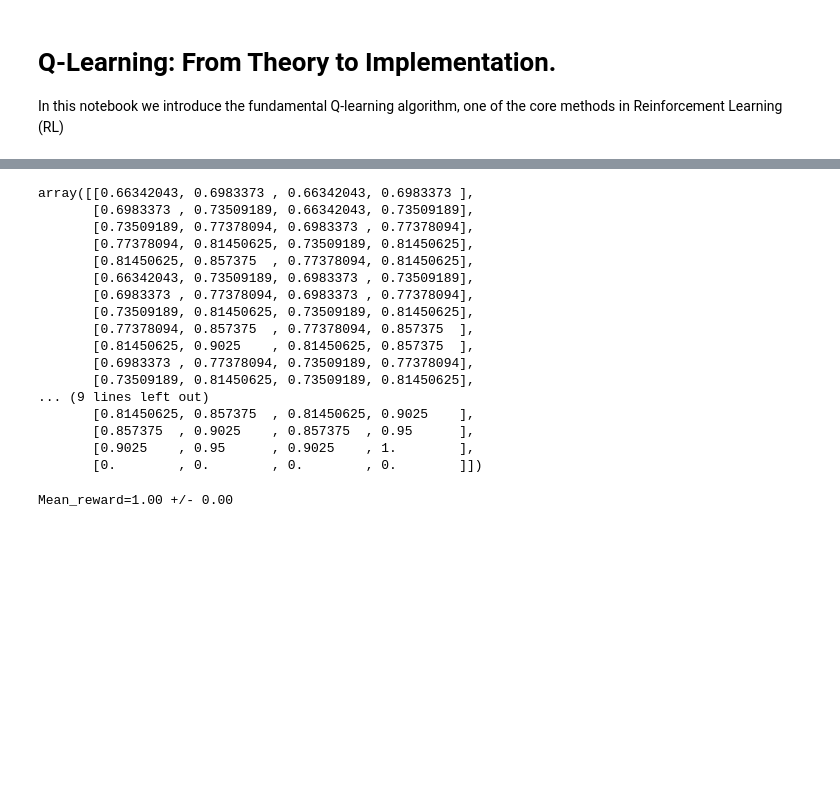
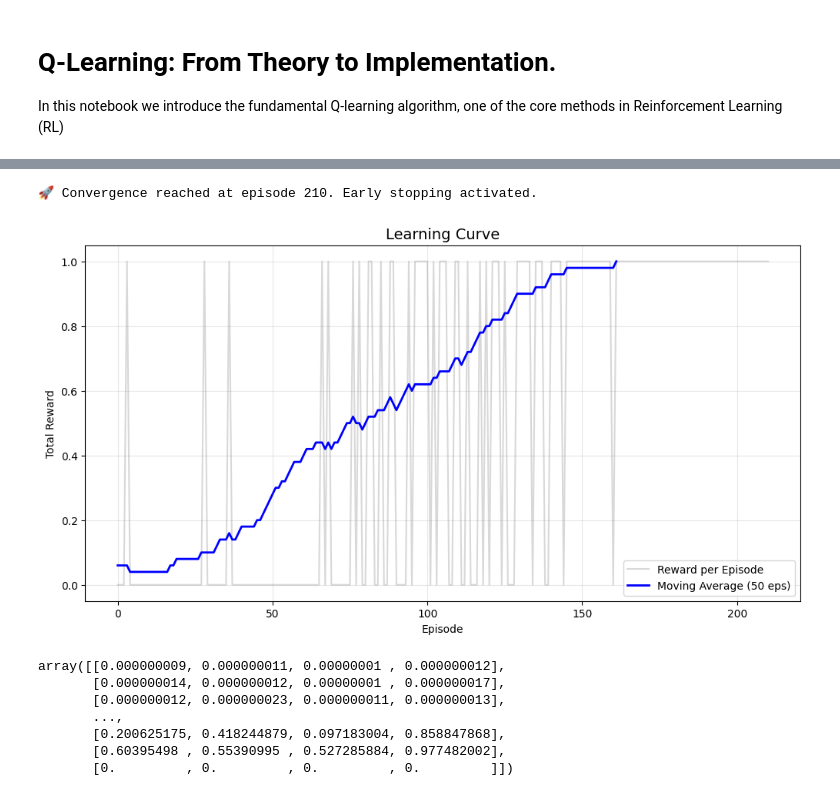
Before and after one commit to jesulpi/deep-rl-journey, a Jupyter notebook: notebooks/q_learning.ipynb, the cells around one changed output, grey strips where cells are left out. Saved outputs shown, nothing was run; the diff lists cells and outputs as text; code cells hidden in the pictures; blank space fills up the shorter version.

Commit message:
refactor(q-learning): optimization

```diff
--- a/notebooks/q_learning.ipynb
+++ b/notebooks/q_learning.ipynb
@@ -78,5 +121,5 @@ def initialize_q_table(state_space, action_space):
 # %%
-state_space = env.size * env.size
-action_space = env.n_actions
+n_states = env.n_states
+n_actions = env.n_actions
 
-Qtable_gridworld = initialize_q_table(state_space, action_space)
+q_table = initialize_q_table(n_states, n_actions)
@@ -88,9 +126,10 @@ def greedy_policy(Qtable, state):
 # %%
-def epsilon_greedy_policy(Qtable, state, epsilon):
-  random_num = random.uniform(0,1)
-  if random_num > epsilon:
-    action = greedy_policy(Qtable, state)
-  else:
-    action = random.choice(env.action_space)
+def epsilon_greedy_policy(q_table: np.ndarray, state_index: int, n_actions: int, epsilon: float) -> int:
+    if np.random.rand() < epsilon:
+        return np.random.randint(0, n_actions)
 
-  return action
+    state_q_values = q_table[state_index]
+
+    noise = np.random.random(n_actions) * 1e-6
+
+    return np.argmax(state_q_values + noise)
@@ -135,22 +225,37 @@ def train(n_training_episodes, min_epsilon, max_epsilon, decay_rate, env, max_st
 # %%
-Qtable_gridworld = train(n_training_episodes, min_epsilon, max_epsilon, decay_rate, env, max_steps, Qtable_gridworld)
+q_table = initialize_q_table(env.n_states, env.n_actions)
+
+trained_q_table, rewards = train_agent(env, q_table, config)
+# %% [output]
+🚀 Convergence reached at episode 210. Early stopping activated.
+# %%
+def plot_training_results(rewards: list, window: int = 50):
+    moving_average = np.convolve(rewards, np.ones(window)/window, mode='valid')
+
+    plt.figure(figsize=(12, 6))
+
+    plt.plot(rewards, alpha=0.3, color='gray', label='Reward per Episode')
+    plt.plot(moving_average, color='blue', linewidth=2, label=f'Moving Average ({window} eps)')
+
+    plt.title("Learning Curve", fontsize=14)
+    plt.xlabel("Episode")
+    plt.ylabel("Total Reward")
+    plt.legend()
+    plt.grid(True, alpha=0.3)
+    plt.show()
+
+plot_training_results(rewards)
+# %% [output]
+[figure, added]
 # %%
-Qtable_gridworld
+np.set_printoptions(suppress=True, precision=9)
+
+trained_q_table
 # %% [output]
-array([[0.66342043, 0.6983373 , 0.66342043, 0.6983373 ],
-       [0.6983373 , 0.73509189, 0.66342043, 0.73509189],
-       [0.73509189, 0.77378094, 0.6983373 , 0.77378094],
-       [0.77378094, 0.81450625, 0.73509189, 0.81450625],
-       [0.81450625, 0.857375  , 0.77378094, 0.81450625],
-       [0.66342043, 0.73509189, 0.6983373 , 0.73509189],
-       [0.6983373 , 0.77378094, 0.6983373 , 0.77378094],
-       [0.73509189, 0.81450625, 0.73509189, 0.81450625],
-       [0.77378094, 0.857375  , 0.77378094, 0.857375  ],
-       [0.81450625, 0.9025    , 0.81450625, 0.857375  ],
-       [0.6983373 , 0.77378094, 0.73509189, 0.77378094],
-       [0.73509189, 0.81450625, 0.73509189, 0.81450625],
-... (9 lines left out)
-       [0.81450625, 0.857375  , 0.81450625, 0.9025    ],
-       [0.857375  , 0.9025    , 0.857375  , 0.95      ],
-       [0.9025    , 0.95      , 0.9025    , 1.        ],
-       [0.        , 0.        , 0.        , 0.        ]])
+array([[0.000000009, 0.000000011, 0.00000001 , 0.000000012],
+       [0.000000014, 0.000000012, 0.00000001 , 0.000000017],
+       [0.000000012, 0.000000023, 0.000000011, 0.000000013],
+       ...,
+       [0.200625175, 0.418244879, 0.097183004, 0.858847868],
+       [0.60395498 , 0.55390995 , 0.527285884, 0.977482002],
+       [0.         , 0.         , 0.         , 0.         ]])
@@ -184,6 +261,0 @@ def evaluate_agent(env, max_steps, n_eval_episodes, Q, seed):
-# %%
-# Evaluate our Agent
-mean_reward, std_reward = evaluate_agent(env, max_steps, n_eval_episodes, Qtable_gridworld, eval_seed)
-print(f"Mean_reward={mean_reward:.2f} +/- {std_reward:.2f}")
-# %% [output]
-Mean_reward=1.00 +/- 0.00
```
Also changed, not shown: parts of 9 cells of this notebook.
